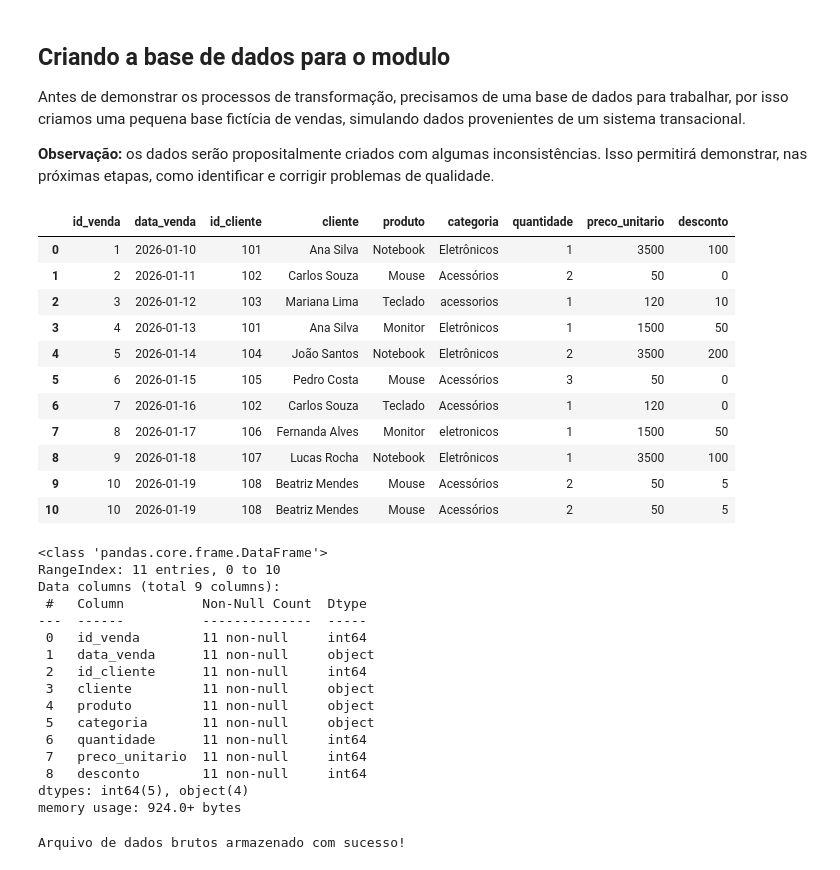
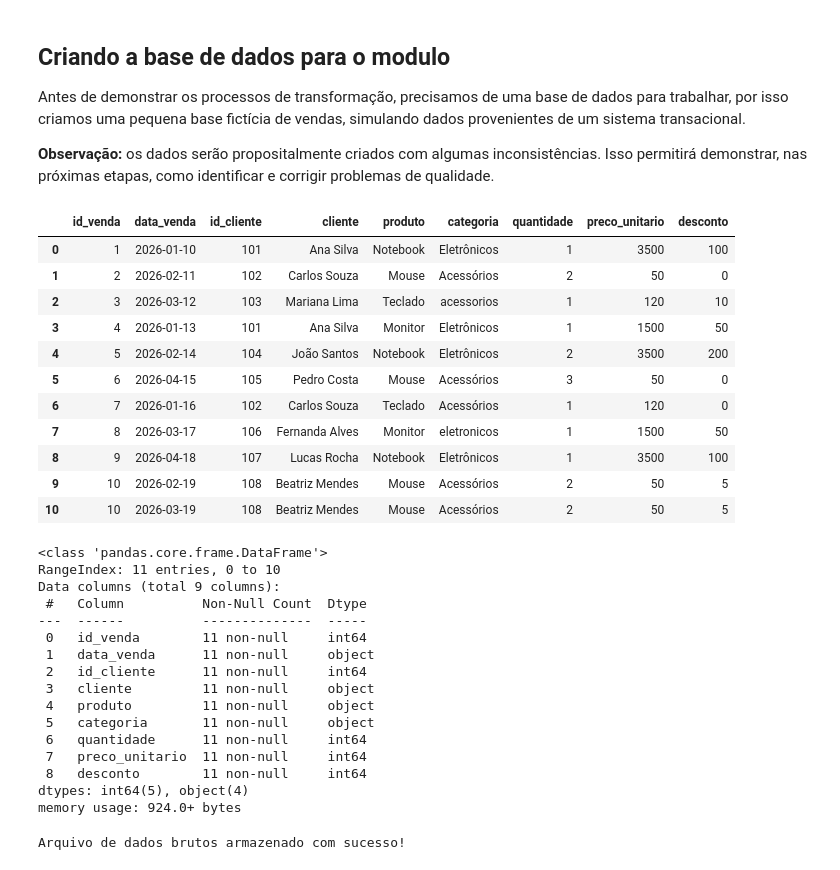
Before and after one commit to ladata-ufs/XII-SEMAC-ENGENHARIA-DADOS-DATA-WAREHOUSING, a Jupyter notebook: notebooks/D2/modulo_03_transformation_ETL_ELT.ipynb, the cells around one changed output. Drawn from its saved outputs; the diff is of its cells as text; code cells hidden in the pictures.

```diff
--- a/notebooks/D2/modulo_03_transformation_ETL_ELT.ipynb
+++ b/notebooks/D2/modulo_03_transformation_ETL_ELT.ipynb
@@ -75,10 +75,10 @@ Antes de demonstrar os processos de transformação, precisamos de uma base de d
 dados_vendas = {
     "id_venda": [1, 2, 3, 4, 5, 6, 7, 8, 9, 10, 10],
     "data_venda": [
-        "2026-01-10", "2026-01-11", "2026-01-12",
-        "2026-01-13", "2026-01-14", "2026-01-15",
-        "2026-01-16", "2026-01-17", "2026-01-18",
-        "2026-01-19", "2026-01-19"
+        "2026-01-10", "2026-02-11", "2026-03-12",
+        "2026-01-13", "2026-02-14", "2026-04-15",
+        "2026-01-16", "2026-03-17", "2026-04-18",
+        "2026-02-19", "2026-03-19"
     ],
     "id_cliente": [101, 102, 103, 101, 104, 105, 102, 106, 107, 108, 108],
     "cliente": [
@@ -87,43 +87,43 @@ dados_vendas = {
         "Carlos Souza", "Fernanda Alves", "Lucas Rocha",
         "Beatriz Mendes", "Beatriz Mendes"
     ],
     "produto": [
         "Notebook", "Mouse", "Teclado", "Monitor",
         "Notebook", "Mouse", "Teclado", "Monitor",
         "Notebook", "Mouse", "Mouse"
     ],
     "categoria": [
         "Eletrônicos", "Acessórios", "acessorios",
         "Eletrônicos", "Eletrônicos", "Acessórios",
         "Acessórios", "eletronicos", "Eletrônicos",
         "Acessórios", "Acessórios"
     ],
     "quantidade": [1, 2, 1, 1, 2, 3, 1, 1, 1, 2, 2],
     "preco_unitario": [3500, 50, 120, 1500, 3500, 50, 120, 1500, 3500, 50, 50],
     "desconto": [100, 0, 10, 50, 200, 0, 0, 50, 100, 5, 5]
 }
 
 # Converte o dicionário em um DataFrame.
 df_bruto = pd.DataFrame(dados_vendas)
 
 # Exibe os primeiros registros.
 display(df_bruto)
 
 # Exibe informações gerais sobre a base.
 df_bruto.info()
 # %% [output]
 |  | id_venda | data_venda | id_cliente | cliente | produto | categoria | quantidade | preco_unitario | desconto |
 | 0 | 1 | 2026-01-10 | 101 | Ana Silva | Notebook | Eletrônicos | 1 | 3500 | 100 |
-| 1 | 2 | 2026-01-11 | 102 | Carlos Souza | Mouse | Acessórios | 2 | 50 | 0 |
-| 2 | 3 | 2026-01-12 | 103 | Mariana Lima | Teclado | acessorios | 1 | 120 | 10 |
+| 1 | 2 | 2026-02-11 | 102 | Carlos Souza | Mouse | Acessórios | 2 | 50 | 0 |
+| 2 | 3 | 2026-03-12 | 103 | Mariana Lima | Teclado | acessorios | 1 | 120 | 10 |
 | 3 | 4 | 2026-01-13 | 101 | Ana Silva | Monitor | Eletrônicos | 1 | 1500 | 50 |
-| 4 | 5 | 2026-01-14 | 104 | João Santos | Notebook | Eletrônicos | 2 | 3500 | 200 |
-| 5 | 6 | 2026-01-15 | 105 | Pedro Costa | Mouse | Acessórios | 3 | 50 | 0 |
+| 4 | 5 | 2026-02-14 | 104 | João Santos | Notebook | Eletrônicos | 2 | 3500 | 200 |
+| 5 | 6 | 2026-04-15 | 105 | Pedro Costa | Mouse | Acessórios | 3 | 50 | 0 |
 | 6 | 7 | 2026-01-16 | 102 | Carlos Souza | Teclado | Acessórios | 1 | 120 | 0 |
-| 7 | 8 | 2026-01-17 | 106 | Fernanda Alves | Monitor | eletronicos | 1 | 1500 | 50 |
-| 8 | 9 | 2026-01-18 | 107 | Lucas Rocha | Notebook | Eletrônicos | 1 | 3500 | 100 |
-| 9 | 10 | 2026-01-19 | 108 | Beatriz Mendes | Mouse | Acessórios | 2 | 50 | 5 |
-| 10 | 10 | 2026-01-19 | 108 | Beatriz Mendes | Mouse | Acessórios | 2 | 50 | 5 |
+| 7 | 8 | 2026-03-17 | 106 | Fernanda Alves | Monitor | eletronicos | 1 | 1500 | 50 |
+| 8 | 9 | 2026-04-18 | 107 | Lucas Rocha | Notebook | Eletrônicos | 1 | 3500 | 100 |
+| 9 | 10 | 2026-02-19 | 108 | Beatriz Mendes | Mouse | Acessórios | 2 | 50 | 5 |
+| 10 | 10 | 2026-03-19 | 108 | Beatriz Mendes | Mouse | Acessórios | 2 | 50 | 5 |
 <class 'pandas.core.frame.DataFrame'>
 RangeIndex: 11 entries, 0 to 10
 Data columns (total 9 columns):
```
Also changed, not shown: parts of 14 cells of this notebook.
